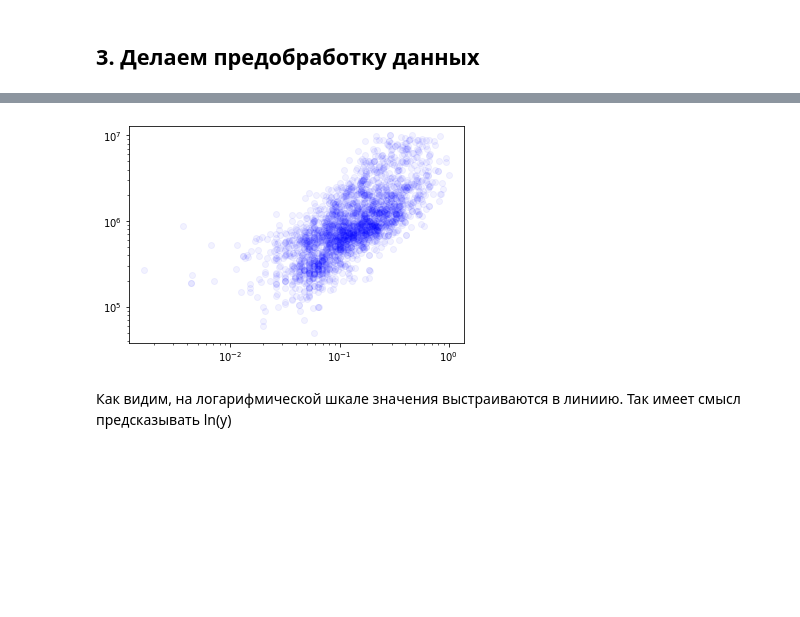
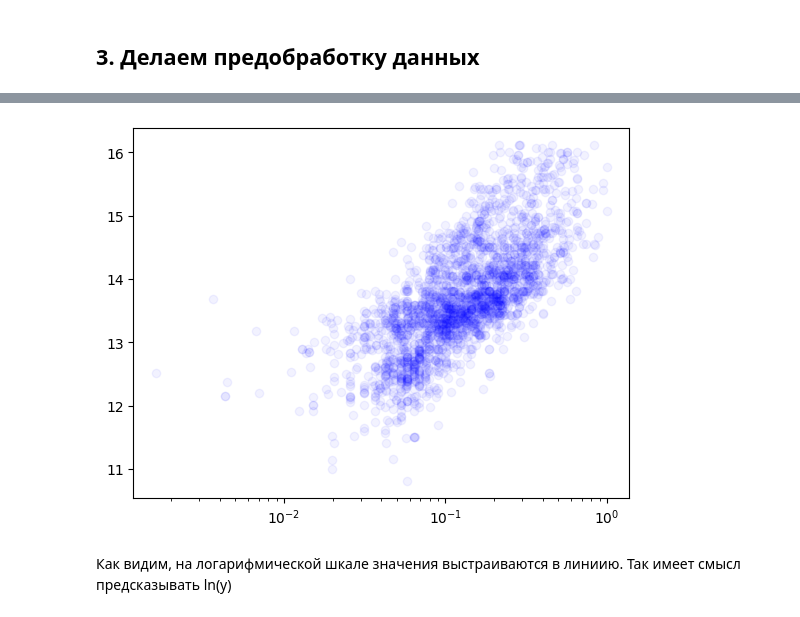
Before and after one commit to 24r3/ann2024, a Jupyter notebook: L3/lab3.ipynb, the cells around one changed output, grey strips where cells are left out. Cells and saved outputs as stored; diff of their text form; code cells hidden in the pictures; blank space fills up the shorter version.

```diff
--- a/L3/lab3.ipynb
+++ b/L3/lab3.ipynb
@@ -81,3 +81,17 @@ data.set_index("PRICE")
 Нам нужно предсказать единственный параметр - цену. Это задача регрессии. Будем искать зависимость цены от площади.
 # %% [markdown]
 ## 3. Делаем предобработку данных
+# %%
+from sklearn.model_selection import train_test_split
+from sklearn.preprocessing import StandardScaler, MinMaxScaler
+import matplotlib.pyplot as plt
+import math
+import numpy as np
+from sklearn.preprocessing import OneHotEncoder
+
+data = data.sample(frac=1)#shuffle
+
+X = data.drop(['PRICE'], axis=1)
+y = np.log(data['PRICE'])
+
+X_train, X_test, y_train, y_test = train_test_split(X, y, test_size=0.2, random_state=17)
@@ -84,25 +182,49 @@ data.set_index("PRICE")
 # %%
-from sklearn.model_selection import train_test_split
-from sklearn.preprocessing import StandardScaler, MinMaxScaler
-import matplotlib.pyplot as plt
-import math
-x = data['PROPERTYSQFT'].values
-y = data['PRICE'].values.copy()
-#разделение датасета на тестовый и тренировочный
-xTR, xTE, yTR, yTE = train_test_split(x, y, test_size=0.2, random_state=17)
 
-#пропусков данных нет, проверено в лабе 2
 
-#Нормирование школы x
-xTR_scaled = MinMaxScaler().fit_transform(xTR.reshape(-1, 1))
-xTE_scaled = MinMaxScaler().fit_transform(xTE.reshape(-1, 1))
+# train_divider = int(len(data) * (4/5))
+# y = np.log(data['PRICE'].values)
+# TRY = y[:train_divider]
+# TEY = y[train_divider:]
+
+X_cont_labels = [
+    'PROPERTYSQFT',
+    'BEDS',
+    'BATH',
+    'LATITUDE',
+    'LONGITUDE'
+]
+TRX_cont = []
+TEX_cont = []
+for label in X_cont_labels:
+    x=data[label].values
+    mms = MinMaxScaler()
+    TRX_cont.append(mms.fit_transform(x[:train_divider].reshape(-1, 1)))
+    TEX_cont.append(mms.transform(x[train_divider:].reshape(-1, 1)))
+
+X_cat_labels = [
+    'BROKERTITLE',
+    'TYPE',
+    'ADMINISTRATIVE_AREA_LEVEL_2',
+    'LOCALITY',
+    'SUBLOCALITY'
+]
+TRX_cat = []
+TEX_cat = []
+for label in X_cat_labels:
+    x=data[label].values
+    ohe = OneHotEncoder(sparse_output=False)
+    TRX_cat.append(ohe.fit_transform(x[:train_divider].reshape(-1, 1)))
+    TEX_cat.append(ohe.fit_transform(x[train_divider:].reshape(-1, 1)))
+
+
 fig = plt.figure()
 ax = plt.gca()
-ax.plot(xTR_scaled, yTR, 'o', c='blue', alpha=0.05)
-ax.set_yscale('log')
+ax.plot(TRX_cont[0], TRY, 'o', c='blue', alpha=0.05)
+#ax.set_yscale('log')
 ax.set_xscale('log')
 # %% [output]
-[figure, old version]
+[figure, new version]
 # %% [markdown]
 Как видим, на логарифмической шкале значения выстраиваются в линиию. Так имеет смысл предсказывать  ln(y)
 # %% [markdown]
```
Also changed, not shown: parts of 15 cells of this notebook, 1 other file.
